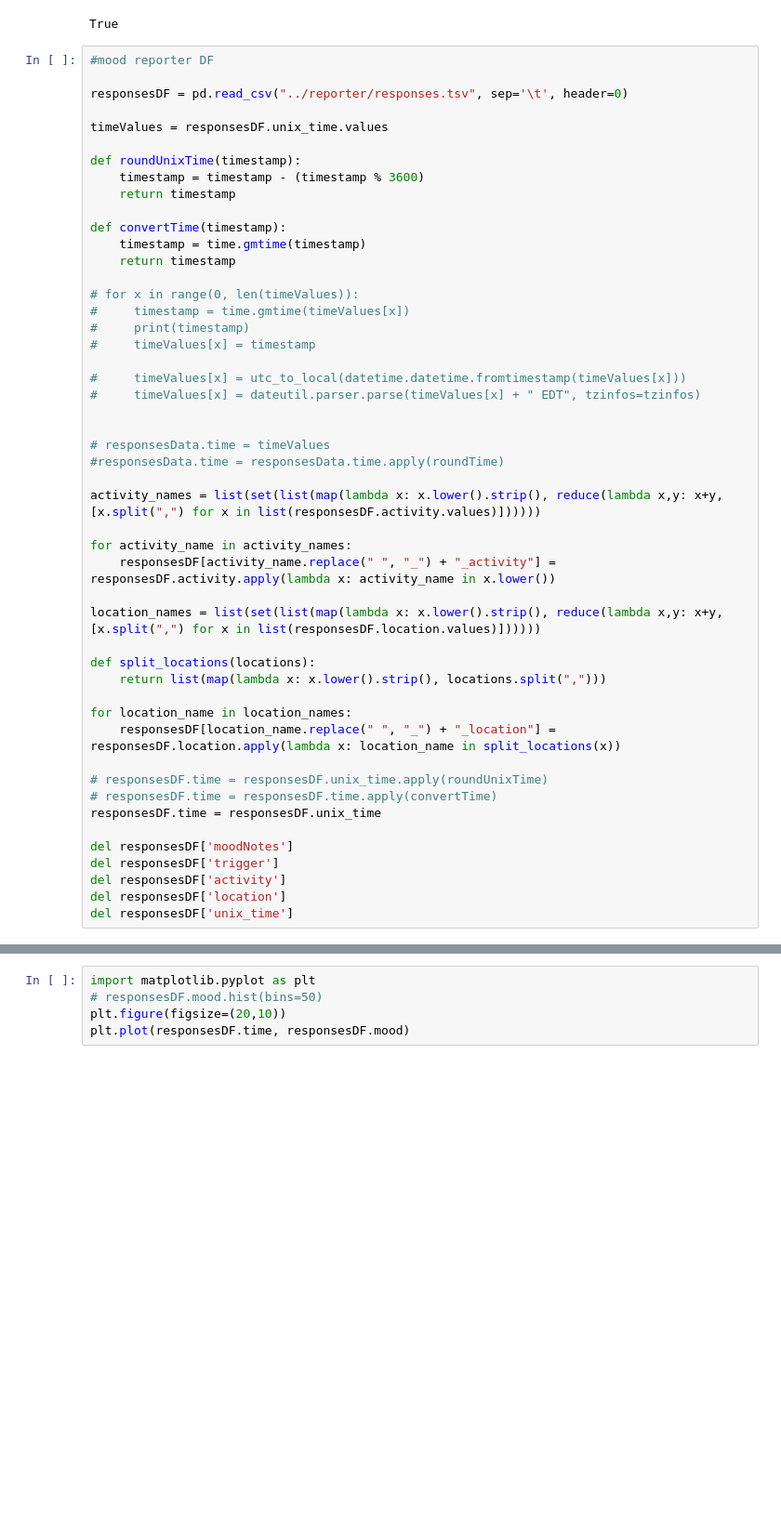
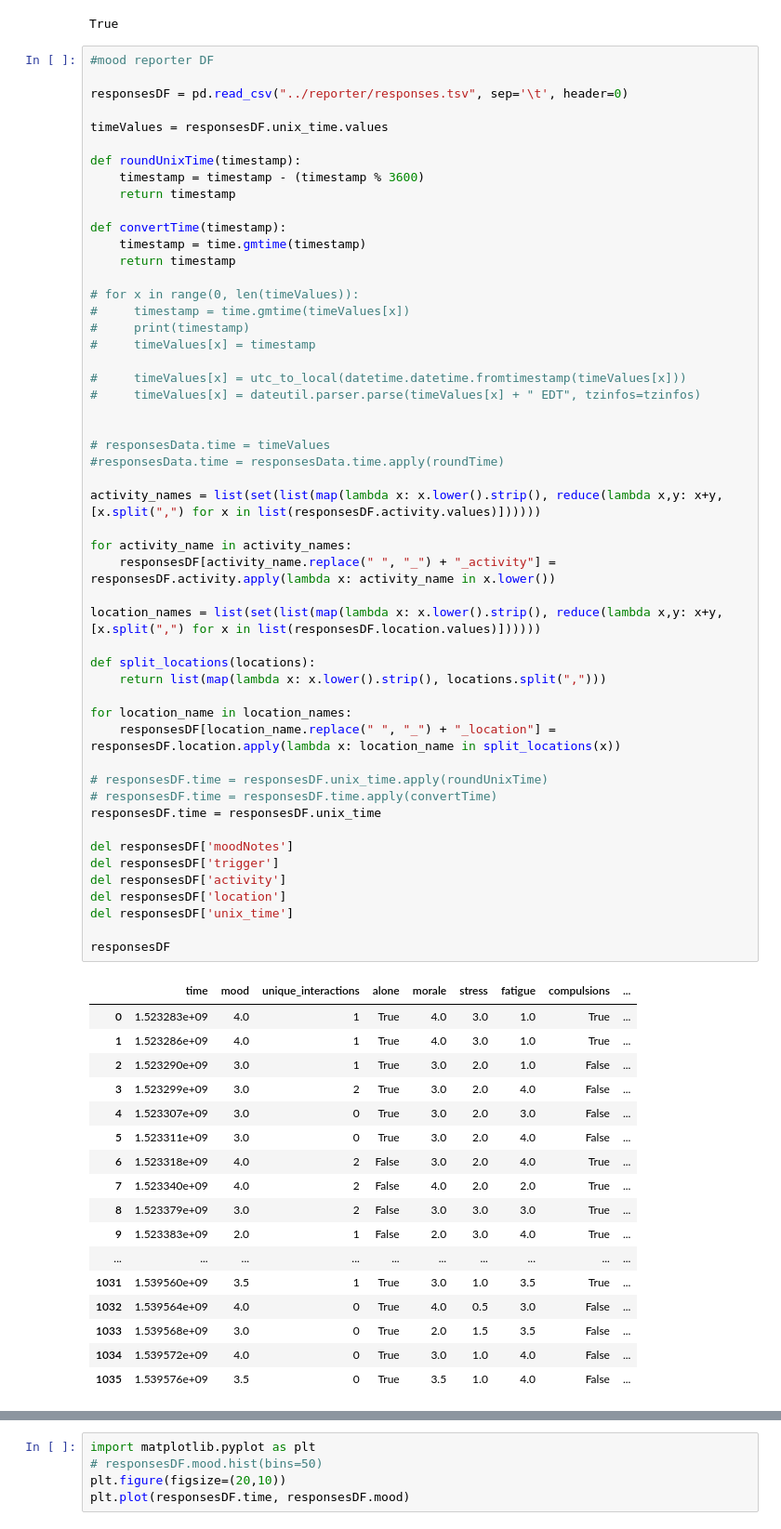
Before and after one commit to xujenna/thesis_explorations, a Jupyter notebook: trackers/_analyses/ensemble_model.ipynb, the cells around one changed output, grey strips where cells are left out. Shown at 93% size. Saved outputs shown, nothing was run; the diff lists cells and outputs as text; blank space fills up the shorter version.

```diff
--- a/trackers/_analyses/ensemble_model.ipynb
+++ b/trackers/_analyses/ensemble_model.ipynb
@@ -197,30 +197,50 @@ def convertTime(timestamp):
 
 #     timeValues[x] = utc_to_local(datetime.datetime.fromtimestamp(timeValues[x]))
 #     timeValues[x] = dateutil.parser.parse(timeValues[x] + " EDT", tzinfos=tzinfos)
 
 
 # responsesData.time = timeValues
 #responsesData.time = responsesData.time.apply(roundTime)
 
 activity_names = list(set(list(map(lambda x: x.lower().strip(), reduce(lambda x,y: x+y, [x.split(",") for x in list(responsesDF.activity.values)])))))
 
 for activity_name in activity_names:
     responsesDF[activity_name.replace(" ", "_") + "_activity"] = responsesDF.activity.apply(lambda x: activity_name in x.lower())
 
 location_names = list(set(list(map(lambda x: x.lower().strip(), reduce(lambda x,y: x+y, [x.split(",") for x in list(responsesDF.location.values)])))))
 
 def split_locations(locations):
     return list(map(lambda x: x.lower().strip(), locations.split(",")))
 
 for location_name in location_names:
     responsesDF[location_name.replace(" ", "_") + "_location"] = responsesDF.location.apply(lambda x: location_name in split_locations(x))
 
 # responsesDF.time = responsesDF.unix_time.apply(roundUnixTime)
 # responsesDF.time = responsesDF.time.apply(convertTime)
 responsesDF.time = responsesDF.unix_time
 
 del responsesDF['moodNotes']
 del responsesDF['trigger']
 del responsesDF['activity']
 del responsesDF['location']
 del responsesDF['unix_time']
+
+responsesDF
+# %% [output]
+|  | time | mood | unique_interactions | alone | morale | stress | fatigue | compulsions | ... |
+| 0 | 1.523283e+09 | 4.0 | 1 | True | 4.0 | 3.0 | 1.0 | True | ... |
+| 1 | 1.523286e+09 | 4.0 | 1 | True | 4.0 | 3.0 | 1.0 | True | ... |
+| 2 | 1.523290e+09 | 3.0 | 1 | True | 3.0 | 2.0 | 1.0 | False | ... |
+| 3 | 1.523299e+09 | 3.0 | 2 | True | 3.0 | 2.0 | 4.0 | False | ... |
+| 4 | 1.523307e+09 | 3.0 | 0 | True | 3.0 | 2.0 | 3.0 | False | ... |
+| 5 | 1.523311e+09 | 3.0 | 0 | True | 3.0 | 2.0 | 4.0 | False | ... |
+| 6 | 1.523318e+09 | 4.0 | 2 | False | 3.0 | 2.0 | 4.0 | True | ... |
+| 7 | 1.523340e+09 | 4.0 | 2 | False | 4.0 | 2.0 | 2.0 | True | ... |
+| 8 | 1.523379e+09 | 3.0 | 2 | False | 3.0 | 3.0 | 3.0 | True | ... |
+| 9 | 1.523383e+09 | 2.0 | 1 | False | 2.0 | 3.0 | 4.0 | True | ... |
+| ... | ... | ... | ... | ... | ... | ... | ... | ... | ... |
+| 1031 | 1.539560e+09 | 3.5 | 1 | True | 3.0 | 1.0 | 3.5 | True | ... |
+| 1032 | 1.539564e+09 | 4.0 | 0 | True | 4.0 | 0.5 | 3.0 | False | ... |
+| 1033 | 1.539568e+09 | 3.0 | 0 | True | 2.0 | 1.5 | 3.5 | False | ... |
+| 1034 | 1.539572e+09 | 4.0 | 0 | True | 3.0 | 1.0 | 4.0 | False | ... |
+| 1035 | 1.539576e+09 | 3.5 | 0 | True | 3.5 | 1.0 | 4.0 | False | ... |
```
Also changed, not shown: parts of 40 cells of this notebook, 27 other files.
